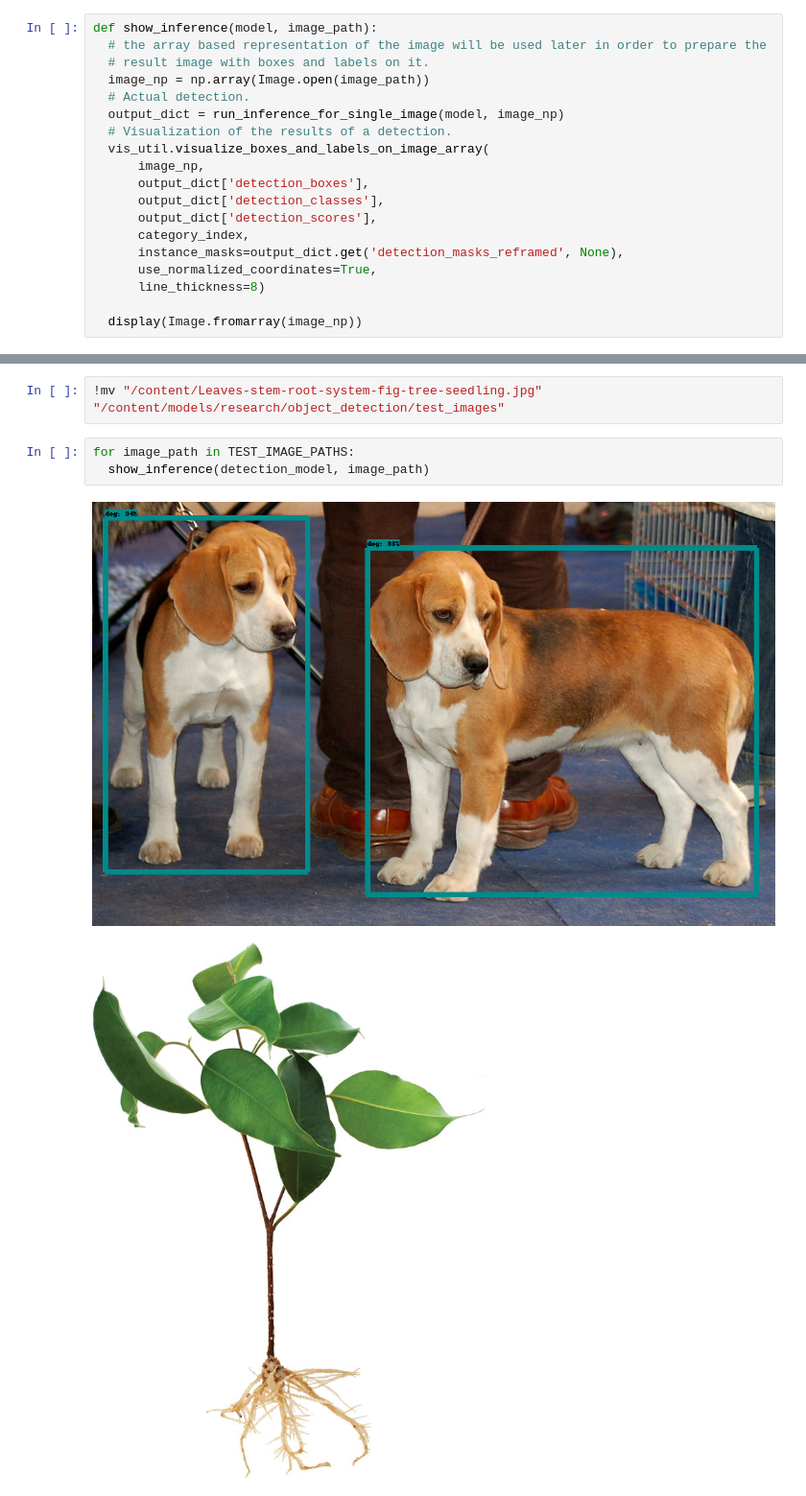
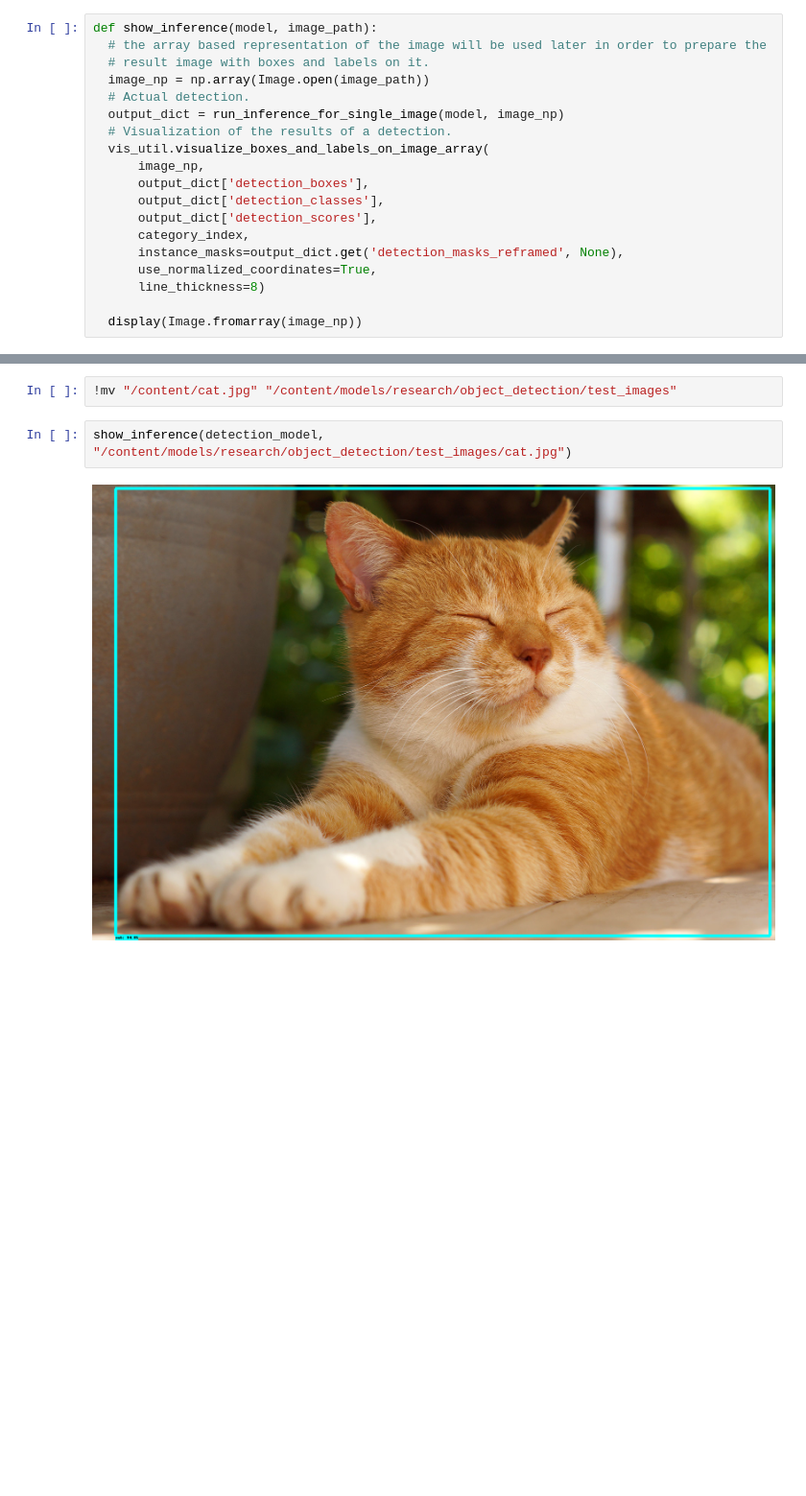
Before and after one commit to HuyKhoi-code/CS114.K21, a Jupyter notebook: object_detect.ipynb, the cells around one changed output, grey strips where cells are left out. Shown at 96% size. Cells and saved outputs as stored; diff of their text form; blank space fills up the shorter version.

```diff
--- a/object_detect.ipynb
+++ b/object_detect.ipynb
@@ -188,8 +196,6 @@ def show_inference(model, image_path):
 # %%
-!mv "/content/Leaves-stem-root-system-fig-tree-seedling.jpg" "/content/models/research/object_detection/test_images"
+!mv "/content/cat.jpg" "/content/models/research/object_detection/test_images"
-# %%
-for image_path in TEST_IMAGE_PATHS:
-  show_inference(detection_model, image_path)
-# %% [output]
-[figure, removed]
-[figure, removed]
+# %%
+show_inference(detection_model, "/content/models/research/object_detection/test_images/cat.jpg")
+# %% [output]
+[figure, added]
```
Also changed, not shown: parts of 6 cells of this notebook.
